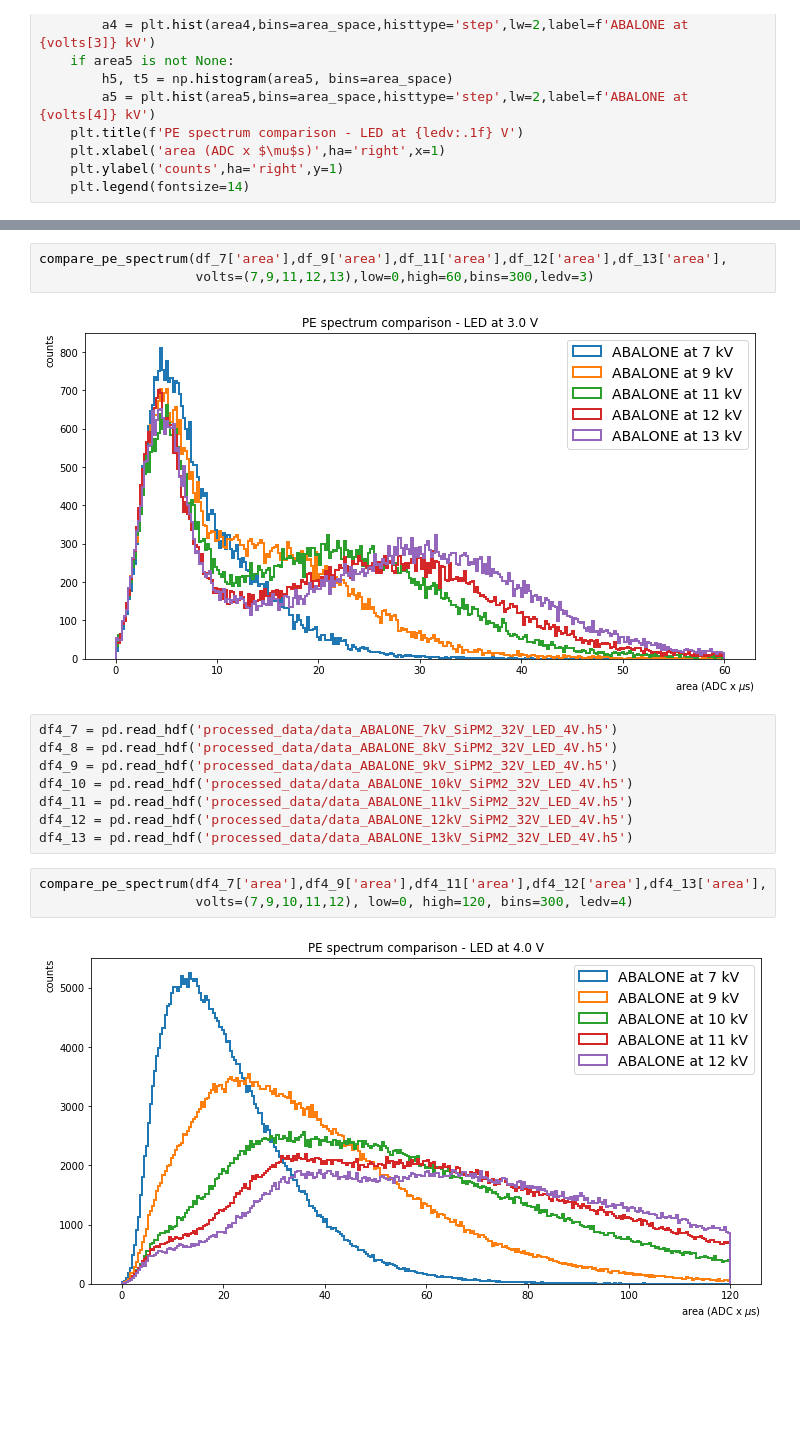
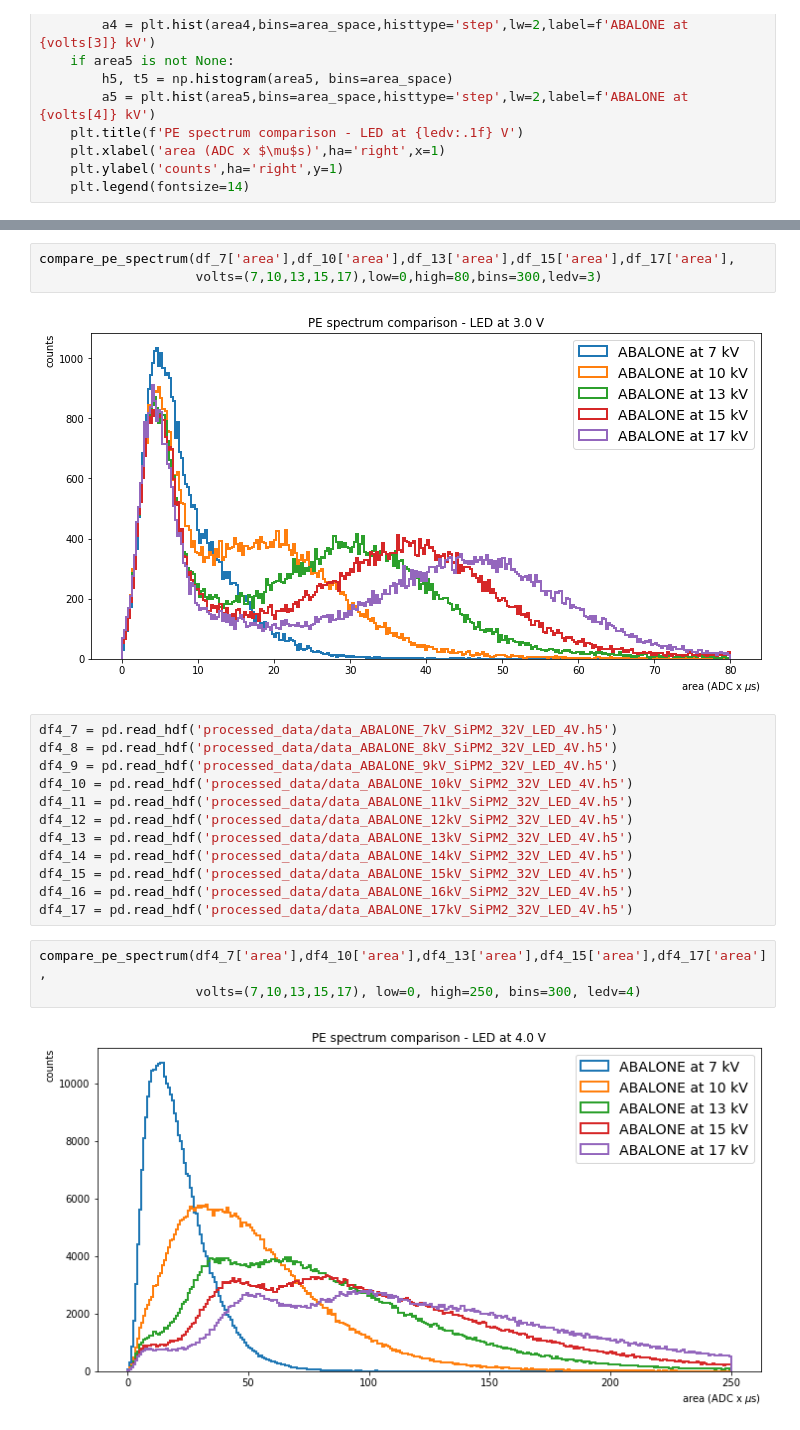
Before and after one commit to valerioda/abalone, a Jupyter notebook: compare_abalone_rampingup.ipynb, the cells around one changed output, grey strips where cells are left out. Cells and saved outputs as stored; diff of their text form; blank space fills up the shorter version.

```diff
--- a/compare_abalone_rampingup.ipynb
+++ b/compare_abalone_rampingup.ipynb
@@ -51,8 +55,8 @@ df_13 = pd.read_hdf('processed_data/data_ABALONE_13kV_SiPM2_32V_LED_3V.h5')
 # %%
-compare_pe_spectrum(df_7['area'],df_9['area'],df_11['area'],df_12['area'],df_13['area'],
-                    volts=(7,9,11,12,13),low=0,high=60,bins=300,ledv=3)
+compare_pe_spectrum(df_7['area'],df_10['area'],df_13['area'],df_15['area'],df_17['area'],
+                    volts=(7,10,13,15,17),low=0,high=80,bins=300,ledv=3)
 # %% [output]
-[figure, old version]
+[figure, new version]
 # %%
 df4_7 = pd.read_hdf('processed_data/data_ABALONE_7kV_SiPM2_32V_LED_4V.h5')
 df4_8 = pd.read_hdf('processed_data/data_ABALONE_8kV_SiPM2_32V_LED_4V.h5')
@@ -61,8 +65,12 @@ df4_10 = pd.read_hdf('processed_data/data_ABALONE_10kV_SiPM2_32V_LED_4V.h5')
 df4_11 = pd.read_hdf('processed_data/data_ABALONE_11kV_SiPM2_32V_LED_4V.h5')
 df4_12 = pd.read_hdf('processed_data/data_ABALONE_12kV_SiPM2_32V_LED_4V.h5')
 df4_13 = pd.read_hdf('processed_data/data_ABALONE_13kV_SiPM2_32V_LED_4V.h5')
+df4_14 = pd.read_hdf('processed_data/data_ABALONE_14kV_SiPM2_32V_LED_4V.h5')
+df4_15 = pd.read_hdf('processed_data/data_ABALONE_15kV_SiPM2_32V_LED_4V.h5')
+df4_16 = pd.read_hdf('processed_data/data_ABALONE_16kV_SiPM2_32V_LED_4V.h5')
+df4_17 = pd.read_hdf('processed_data/data_ABALONE_17kV_SiPM2_32V_LED_4V.h5')
 # %%
-compare_pe_spectrum(df4_7['area'],df4_9['area'],df4_11['area'],df4_12['area'],df4_13['area'],
-                    volts=(7,9,10,11,12), low=0, high=120, bins=300, ledv=4)
+compare_pe_spectrum(df4_7['area'],df4_10['area'],df4_13['area'],df4_15['area'],df4_17['area'],
+                    volts=(7,10,13,15,17), low=0, high=250, bins=300, ledv=4)
 # %% [output]
-[figure, old version]
+[figure, new version]
```
Also changed, not shown: parts of 3 cells of this notebook, 9 other files.
